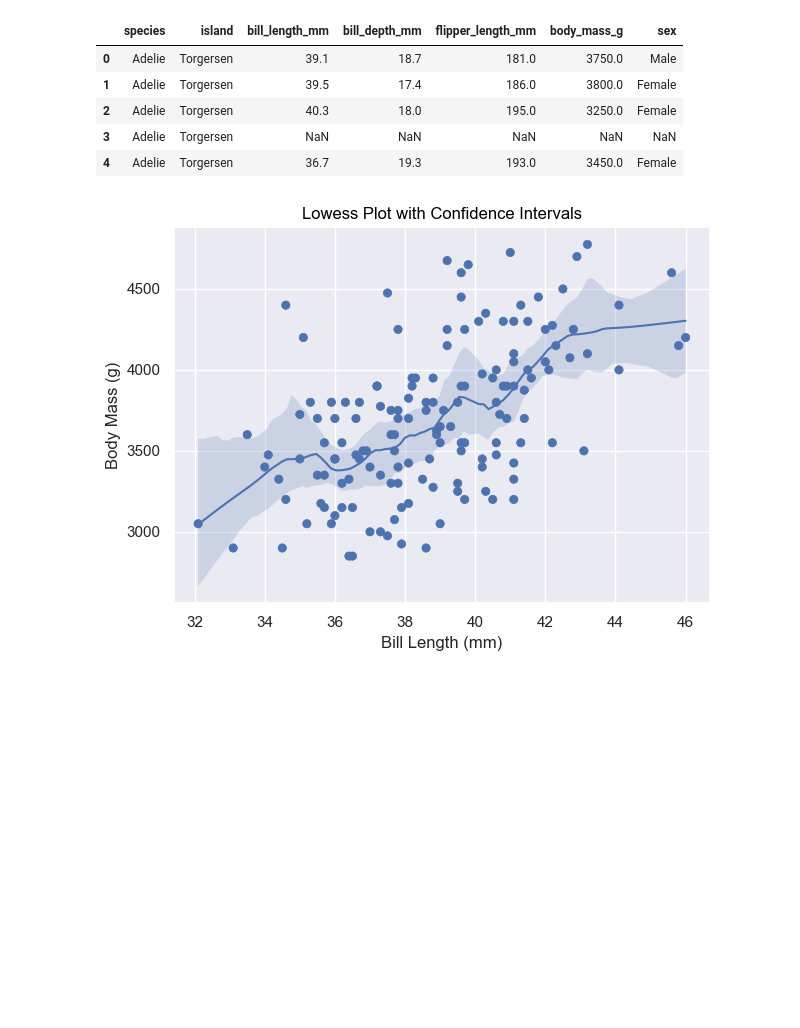
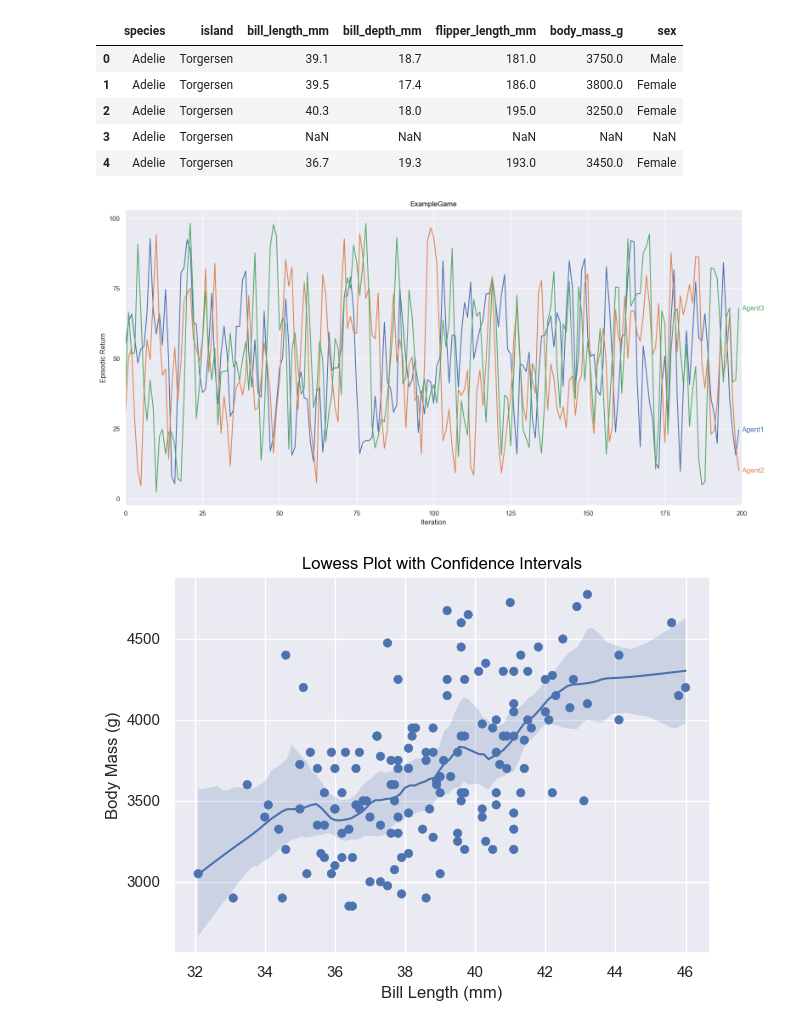
Before and after one commit to Ofosu-Osei/seaborn_objects_recipes, a Jupyter notebook: docs/tutorial/recipes_tut.ipynb, the cells around one changed output. Drawn from its saved outputs; the diff is of its cells as text; code cells hidden in the pictures; blank space fills up the shorter version.

```diff
--- a/docs/tutorial/recipes_tut.ipynb
+++ b/docs/tutorial/recipes_tut.ipynb
@@ -35,6 +34,38 @@ def sample_data():
     }
 
     return pd.DataFrame(data)
+# %%
+game = "ExampleGame"
+fd_data = sample_data()
+
+(
+    fd_data.pipe(
+        so.Plot, y="Episodic Return", x="Iteration", color="Agent", text="Agent"
+    )
+    .layout(size=(16, 8))
+    # .theme(theme)
+    .facet("Game")
+    .limit(x=(0, 200))
+    .scale(
+        x=so.Continuous().tick(at=list(range(0, 201, 25))),
+        y=so.Continuous().tick(upto=5).label(like="{x:,.0f}"),
+    )
+    .add(
+        so.Lines(),
+        so.Agg(),
+        rolling := sor.Rolling(window_type="gaussian", window_kwargs={"std": 2}),
+        legend=False,
+    )
+    .add(
+        sor.LineLabel(offset=5),
+        so.Agg(),
+        rolling,
+        legend=False,
+    )
+    .show()
+)
+# %% [output]
+[figure, added]
 # %%
 # Example usage with seaborn.objects
 # Prepare data
```
Also changed, not shown: parts of 3 cells of this notebook, 3 other files.
